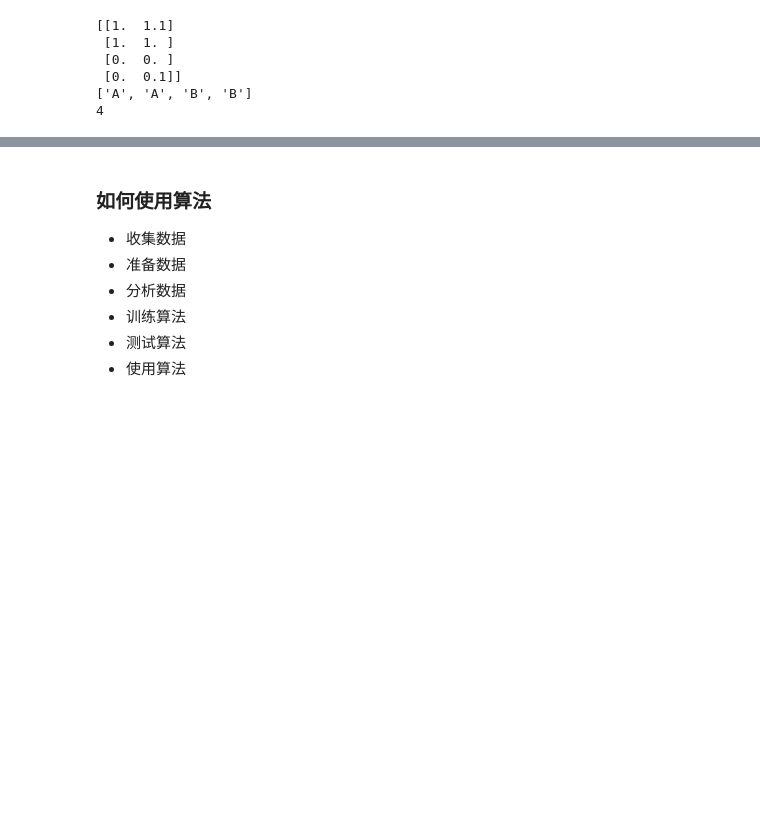
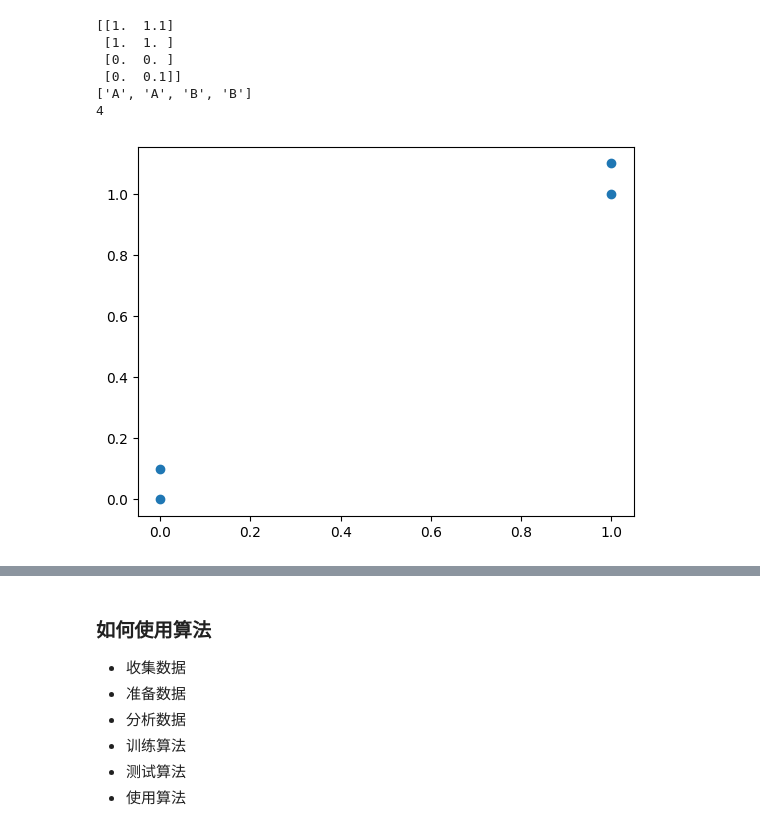
Before and after one commit to MrDjason/self-test-improvement, a Jupyter notebook: Machine_Learning/Machine_Learning_in_Action/k-近邻算法(knn).ipynb, the cells around one changed output, grey strips where cells are left out. Saved outputs shown, nothing was run; the diff lists cells and outputs as text; code cells hidden in the pictures; blank space fills up the shorter version.

```diff
--- a/Machine_Learning/Machine_Learning_in_Action/k-近邻算法(knn).ipynb
+++ b/Machine_Learning/Machine_Learning_in_Action/k-近邻算法(knn).ipynb
@@ -28,5 +28,13 @@ print(group.shape[0])
  [0.  0.1]]
 ['A', 'A', 'B', 'B']
 4
+# %%
+import matplotlib.pyplot as plt
+x = group[:, 0]
+y = group[:, 1]
+plt.scatter(x, y)
+plt.show()
+# %% [output]
+[figure, added]
 # %% [markdown]
 ### 2.1.2 实施k近邻算法
```
Also changed, not shown: parts of 17 cells of this notebook, 6 other files.
